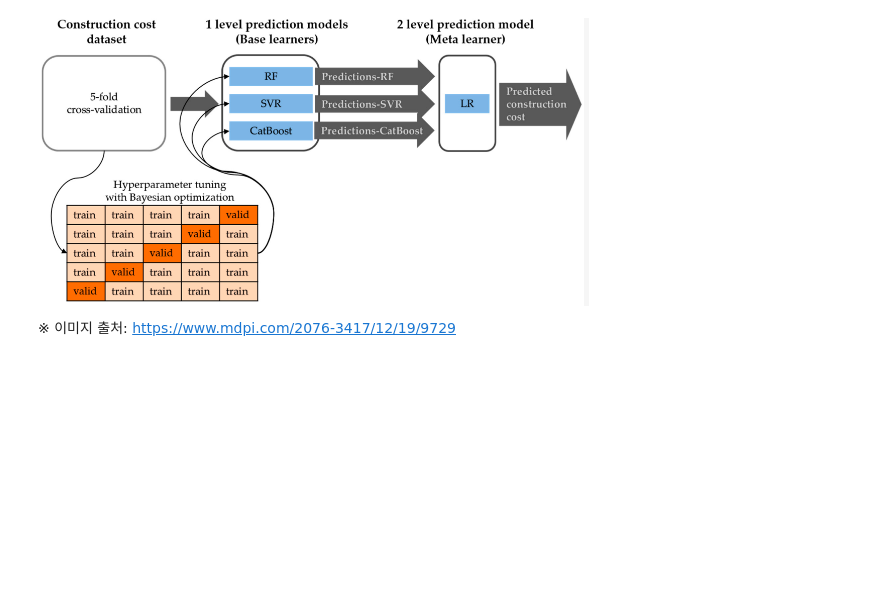
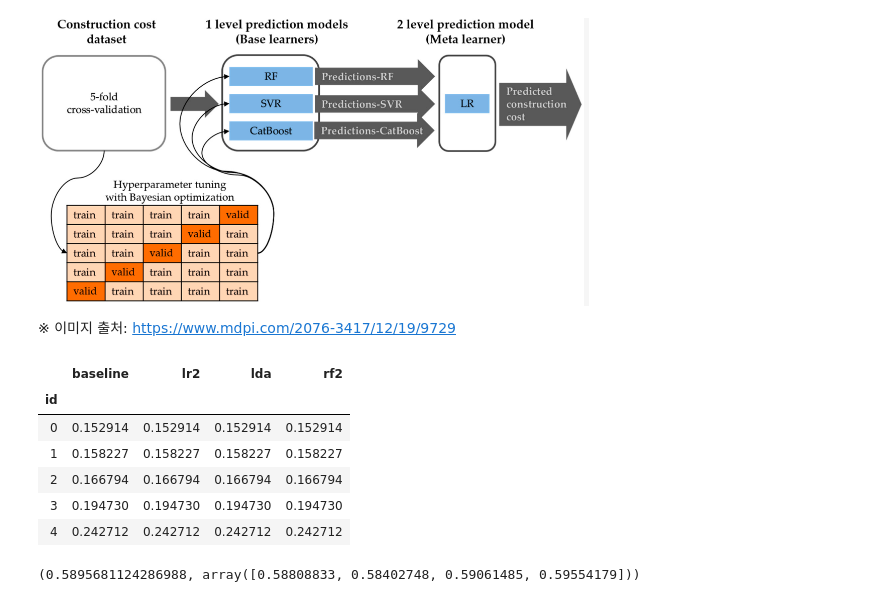
Before and after one commit to sunkusun9/DS_lv3_2506_1, a Jupyter notebook: sec_ds_lv3_prob1_kaggle.ipynb, the cells around one changed output. Saved outputs shown, nothing was run; the diff lists cells and outputs as text; code cells hidden in the pictures; blank space fills up the shorter version.

```diff
--- a/sec_ds_lv3_prob1_kaggle.ipynb
+++ b/sec_ds_lv3_prob1_kaggle.ipynb
@@ -315,15 +522,46 @@ eval_model('vt', clf_vt)
 ※ 이미지 출처: https://www.mdpi.com/2076-3417/12/19/9729
 # %%
 # 1단계: Cross Validation 예측결과를 모아 메타 모델 학습을 위한 데이터셋을 만듭니다.
-
+from sklearn.model_selection import cross_val_predict
 # 메타 모델이 접하게되는 데이터는 1차 모델의 예측 결과 인데,
 # 일반화 성능을 높이려면 이 데이터의 분포가 학습하지 않았던 데이터의 분포와 비슷해야 합니다.
 # 학습에 사용되지 않았던 겹외셋의 예측 결과 사용하여,
 # 이렇게 데이터의 분포를 실제 예측시의 분포와 최대한 유사하게 해줍니다.
+
+model_list = [
+    ('baseline', clf_lr), # LR + SFS
+    ('lr2', clf_lr2), # LR.2: LR + feature PCA
+    ('lda', clf_lda), # LDA
+    ('rf2', clf_rf2), # RF + LDA
+]
+
+df_oof = pd.concat([
+    pd.Series(
+        cross_val_predict(
+            clf_lr, df_train[X_all], df_train['failure'], groups = df_train['product_code'], cv = gkf, method = 'predict_proba'
+        )[:, 1], index = df_train.index, name = name
+    )
+    for name, clf in model_list
+], axis = 1)
+df_oof.head()
+# %% [output]
+|  | baseline | lr2 | lda | rf2 |
+| id |  |  |  |  |
+| 0 | 0.152914 | 0.152914 | 0.152914 | 0.152914 |
+| 1 | 0.158227 | 0.158227 | 0.158227 | 0.158227 |
+| 2 | 0.166794 | 0.166794 | 0.166794 | 0.166794 |
+| 3 | 0.194730 | 0.194730 | 0.194730 | 0.194730 |
+| 4 | 0.242712 | 0.242712 | 0.242712 | 0.242712 |
 # %%
 # 메타 모델을 검증을 해봅니다.
 from sklearn.model_selection import cross_val_score
 # 메타 모델은 Logistic Regression을 사용해 봅니다.
+scores = cross_val_score(
+    LogisticRegression(solver = 'lbfgs'), df_oof, df_train['failure'], scoring = 'roc_auc', groups = df_train['product_code'], cv = gkf
+)
+np.mean(scores), scores
+# %% [output]
+(0.5895681124286988, array([0.58808833, 0.58402748, 0.59061485, 0.59554179]))
 # %%
 # 2단계 메타 모델을 학습 시키고, 예측해 봅니다.
 # 메타 모델 평가 데이터를 만듭니다. 1. 전체데이터로 기반 모델 학습 2. 평가 데이터에 대한 기반 모델 예측 결과 만들기
```
Also changed, not shown: parts of 41 cells of this notebook.
